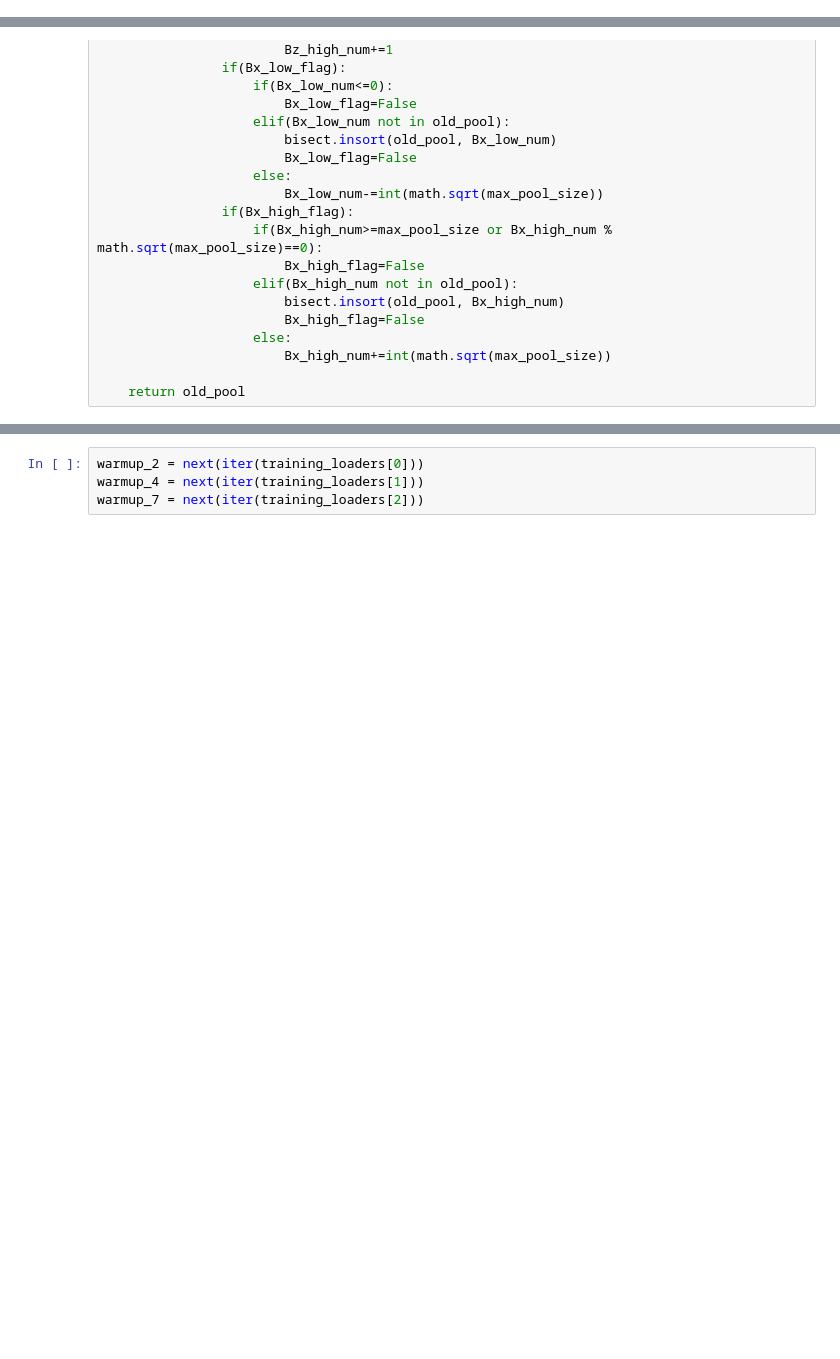
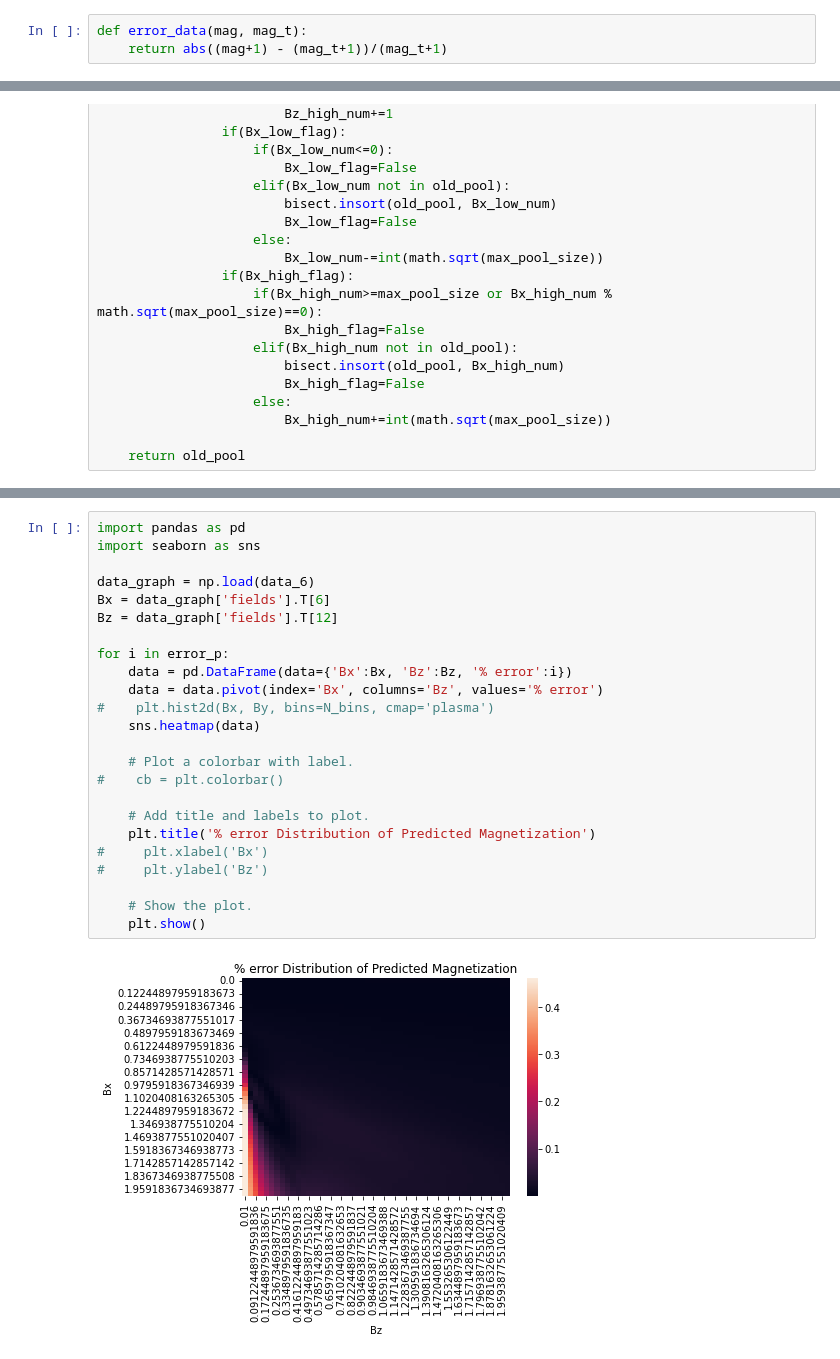
Before and after one commit to szaman19/MPSML, a Jupyter notebook: code/mps/Active_Learning.ipynb, the cells around one changed output, grey strips where cells are left out. Cells and saved outputs as stored; diff of their text form; blank space fills up the shorter version.

```diff
--- a/code/mps/Active_Learning.ipynb
+++ b/code/mps/Active_Learning.ipynb
@@ -52,6 +53,9 @@ def error_points(mag, mag_t, num):
     diffs = abs((mag+1) - (mag_t+1))/(mag_t+1)
     points = (-np.asarray(diffs)).argsort()[:num]
     return points
+# %%
+def error_data(mag, mag_t):
+    return abs((mag+1) - (mag_t+1))/(mag_t+1)
 # %%
 def print_points(data1, qubits, error_points):
     data = np.load(data1)
@@ -559,4 +568,26 @@ val_loaders = [DataLoader(x, batch_size = 10, num_workers=20) for x in val_datas
-# %%
-warmup_2 = next(iter(training_loaders[0]))
-warmup_4 = next(iter(training_loaders[1]))
-warmup_7 = next(iter(training_loaders[2]))
+# %%
+import pandas as pd
+import seaborn as sns
+
+data_graph = np.load(data_6)
+Bx = data_graph['fields'].T[6]
+Bz = data_graph['fields'].T[12]
+
+for i in error_p:
+    data = pd.DataFrame(data={'Bx':Bx, 'Bz':Bz, '% error':i})
+    data = data.pivot(index='Bx', columns='Bz', values='% error')
+#    plt.hist2d(Bx, By, bins=N_bins, cmap='plasma')
+    sns.heatmap(data)
+
+    # Plot a colorbar with label.
+#    cb = plt.colorbar()
+
+    # Add title and labels to plot.
+    plt.title('% error Distribution of Predicted Magnetization')
+#     plt.xlabel('Bx')
+#     plt.ylabel('Bz')
+
+    # Show the plot.
+    plt.show()
+# %% [output]
+[figure, added]
```
Also changed, not shown: parts of 23 cells of this notebook, 7 other files.
